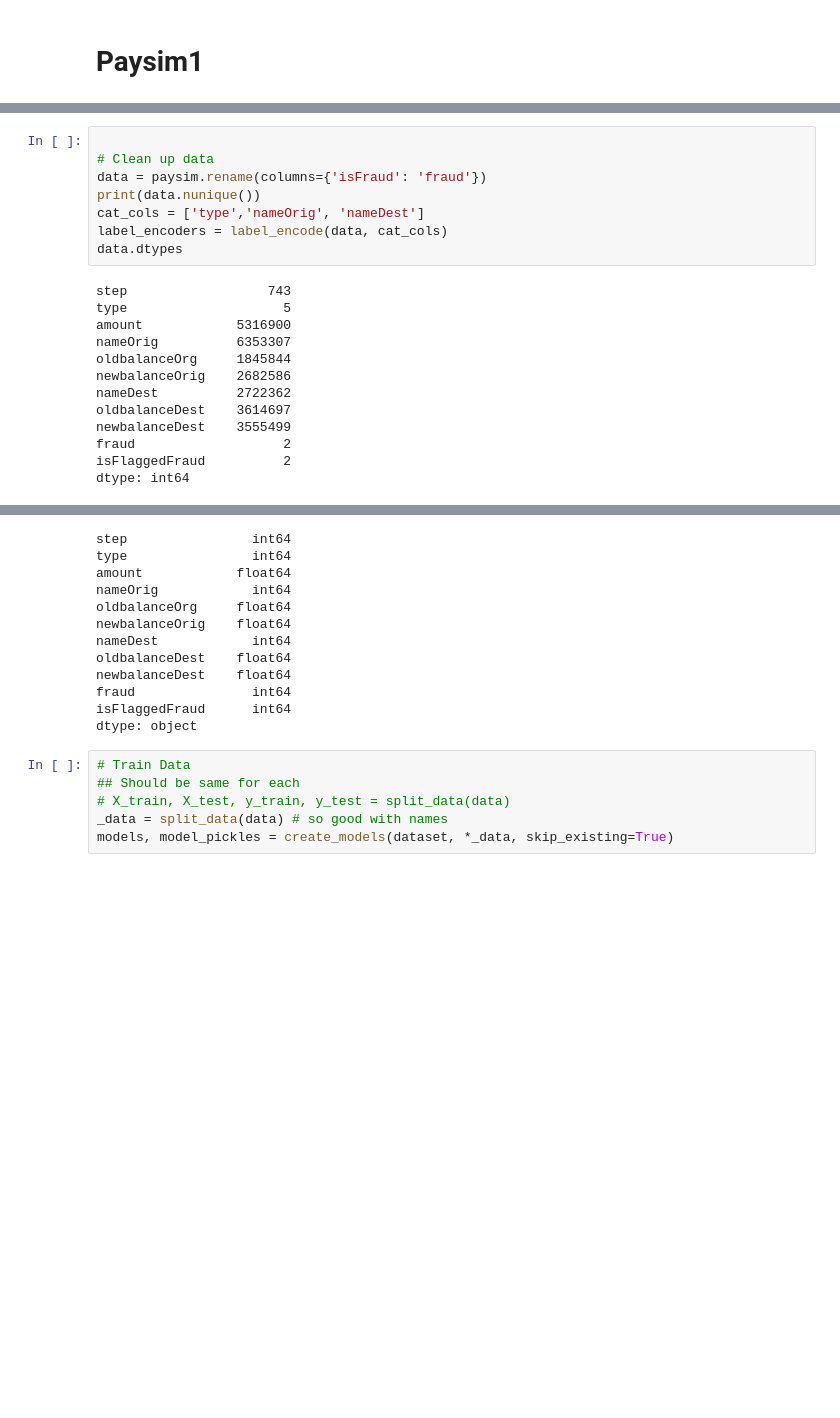
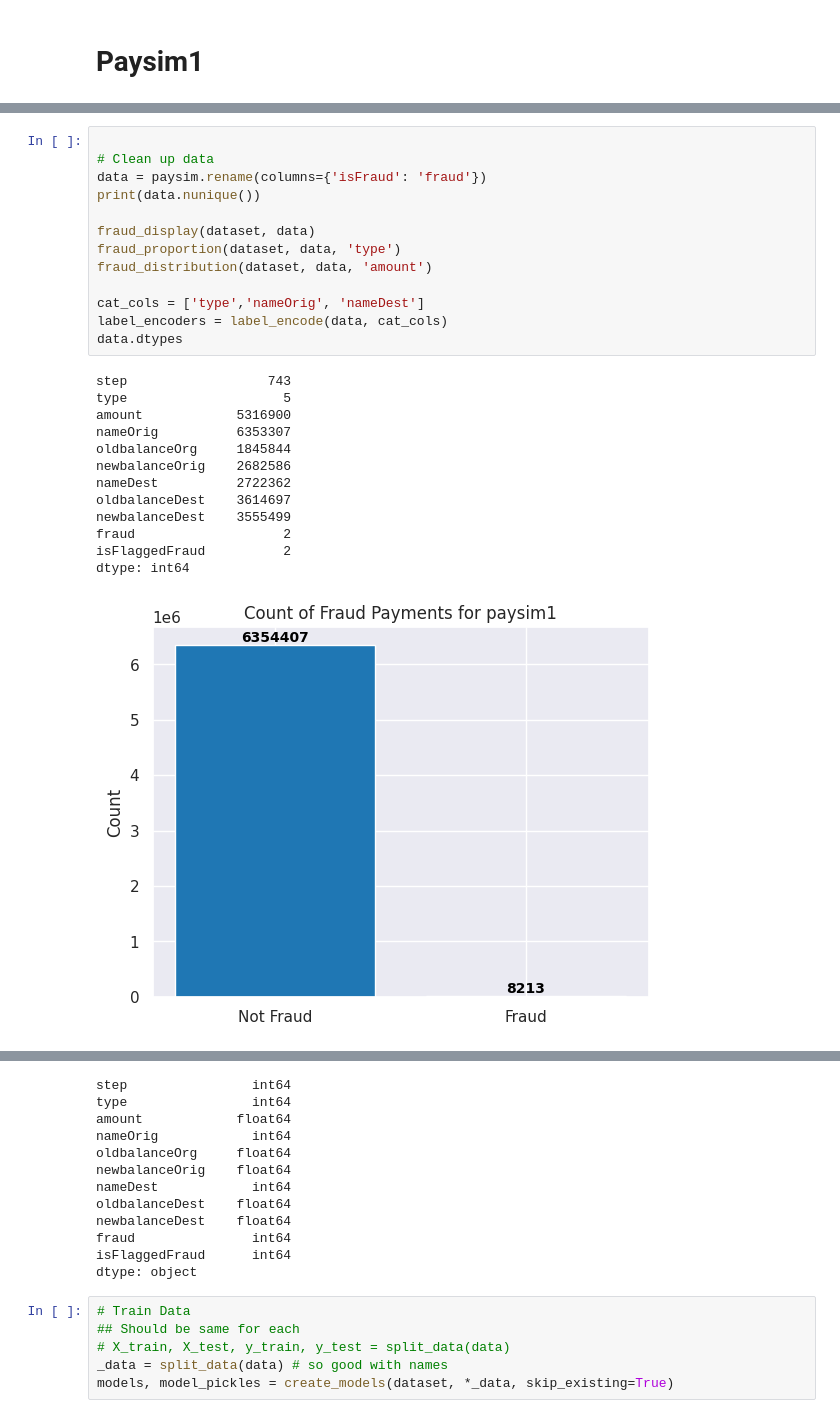
Before and after one commit to hollow-owl/CSCE439_final_project, a Jupyter notebook: banksim1.ipynb, the cells around one changed output, grey strips where cells are left out. Drawn from its saved outputs; the diff is of its cells as text; blank space fills up the shorter version.

```diff
--- a/banksim1.ipynb
+++ b/banksim1.ipynb
@@ -338,21 +398,27 @@ paysim = pd.read_csv(f'{data_dir}paysim1/PS_20174392719_1491204439457_log.csv')
 # %%
 
 # Clean up data
 data = paysim.rename(columns={'isFraud': 'fraud'})
 print(data.nunique())
+
+fraud_display(dataset, data)
+fraud_proportion(dataset, data, 'type')
+fraud_distribution(dataset, data, 'amount')
+
 cat_cols = ['type','nameOrig', 'nameDest']
 label_encoders = label_encode(data, cat_cols)
 data.dtypes
 # %% [output]
 step                  743
 type                    5
 amount            5316900
 nameOrig          6353307
 oldbalanceOrg     1845844
 newbalanceOrig    2682586
 nameDest          2722362
 oldbalanceDest    3614697
 newbalanceDest    3555499
 fraud                   2
 isFlaggedFraud          2
 dtype: int64
+[figure, added]
```
Also changed, not shown: parts of 9 cells of this notebook, 29 other files.
